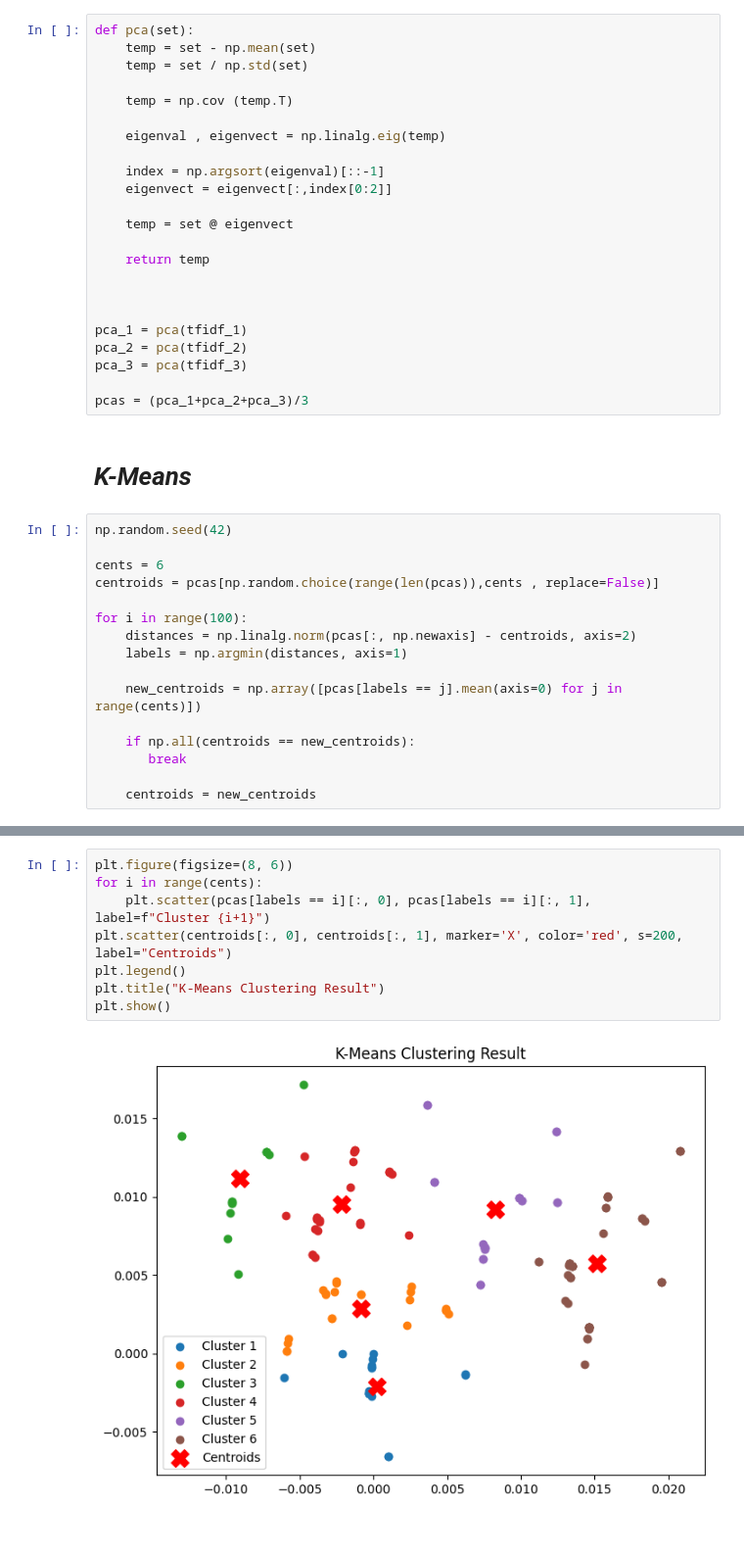
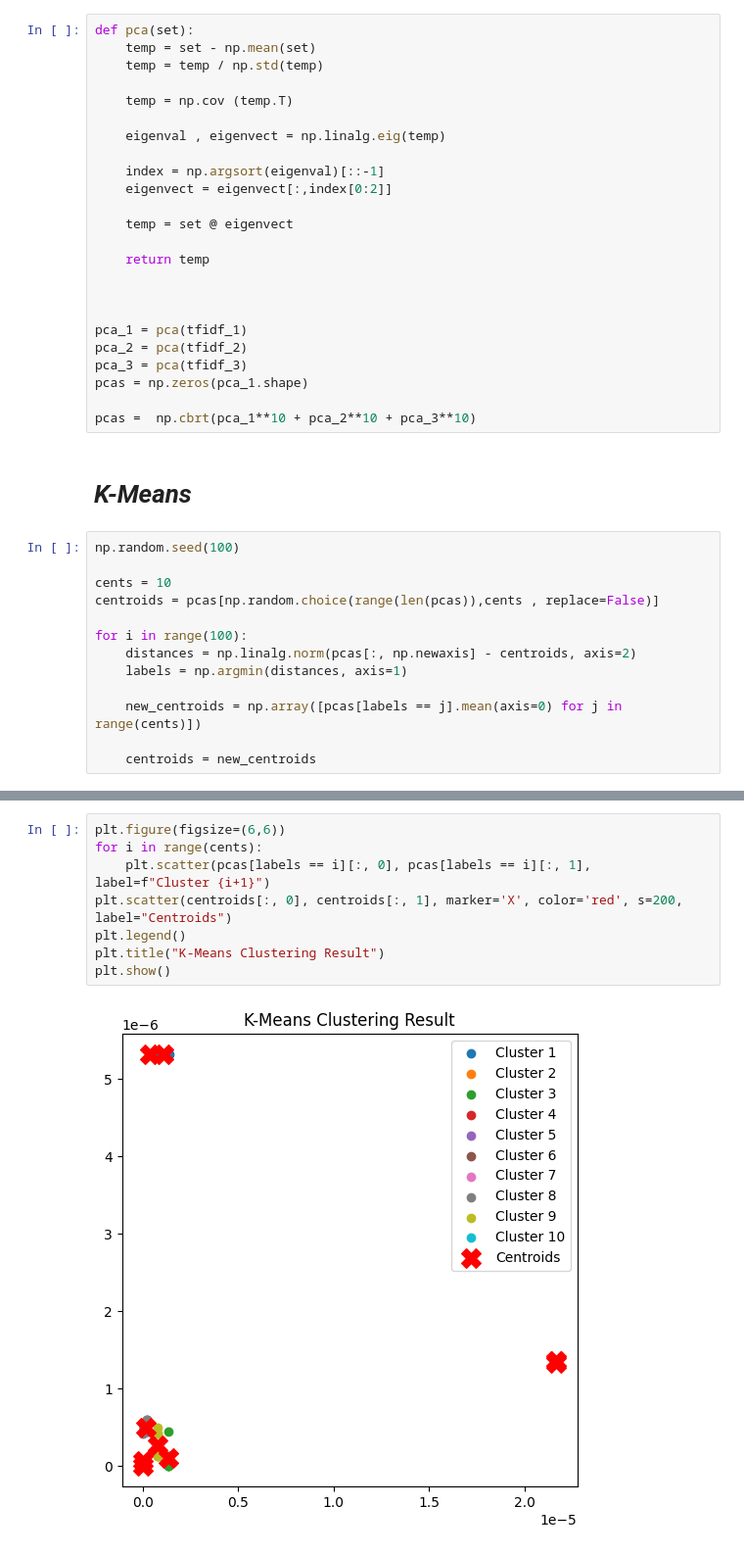
Before and after one commit to kmzpatil/Kdag_Task, a Jupyter notebook: task 2/genre.ipynb, the cells around one changed output, grey strips where cells are left out. Shown at 98% size. Saved outputs shown, nothing was run; the diff lists cells and outputs as text.

```diff
--- a/task 2/genre.ipynb
+++ b/task 2/genre.ipynb
@@ -69,7 +69,7 @@ tfidf_3 = tf_3 * idf_3
 # %%
 def pca(set):
     temp = set - np.mean(set)
-    temp = set / np.std(set)
+    temp = temp / np.std(temp)
 
     temp = np.cov (temp.T)
 
@@ -87,14 +87,15 @@ def pca(set):
 pca_1 = pca(tfidf_1)
 pca_2 = pca(tfidf_2)
 pca_3 = pca(tfidf_3)
+pcas = np.zeros(pca_1.shape)
 
-pcas = (pca_1+pca_2+pca_3)/3
+pcas =  np.cbrt(pca_1**10 + pca_2**10 + pca_3**10)
 # %% [markdown]
 # *K-Means*
 # %%
-np.random.seed(42)
+np.random.seed(100)
 
-cents = 6
+cents = 10
 centroids = pcas[np.random.choice(range(len(pcas)),cents , replace=False)]
 
 for i in range(100):
@@ -103,7 +104,4 @@ for i in range(100):
 
     new_centroids = np.array([pcas[labels == j].mean(axis=0) for j in range(cents)])
 
-    if np.all(centroids == new_centroids):
-       break
-
     centroids = new_centroids
@@ -110,10 +110,10 @@ for i in range(100):
 # %%
-plt.figure(figsize=(8, 6))
+plt.figure(figsize=(6,6))
 for i in range(cents):
     plt.scatter(pcas[labels == i][:, 0], pcas[labels == i][:, 1], label=f"Cluster {i+1}")
 plt.scatter(centroids[:, 0], centroids[:, 1], marker='X', color='red', s=200, label="Centroids")
 plt.legend()
 plt.title("K-Means Clustering Result")
 plt.show()
 # %% [output]
-[figure, old version]
+[figure, new version]
```
Also changed, not shown: parts of 5 cells of this notebook, 1 other file.
